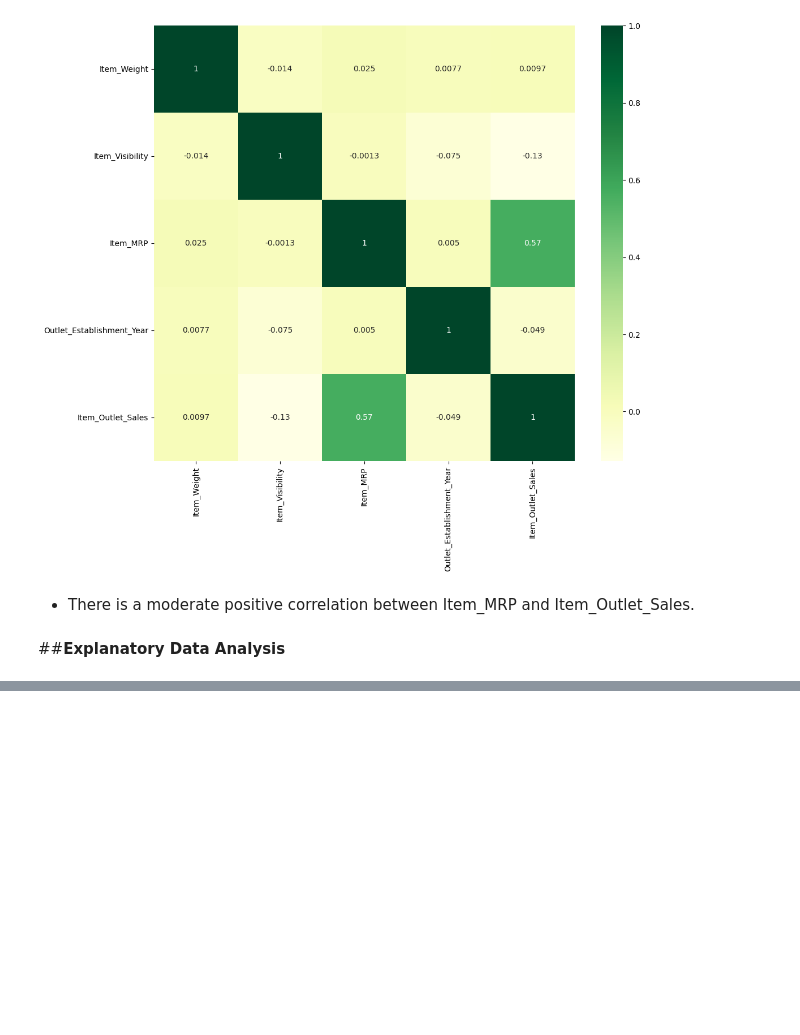
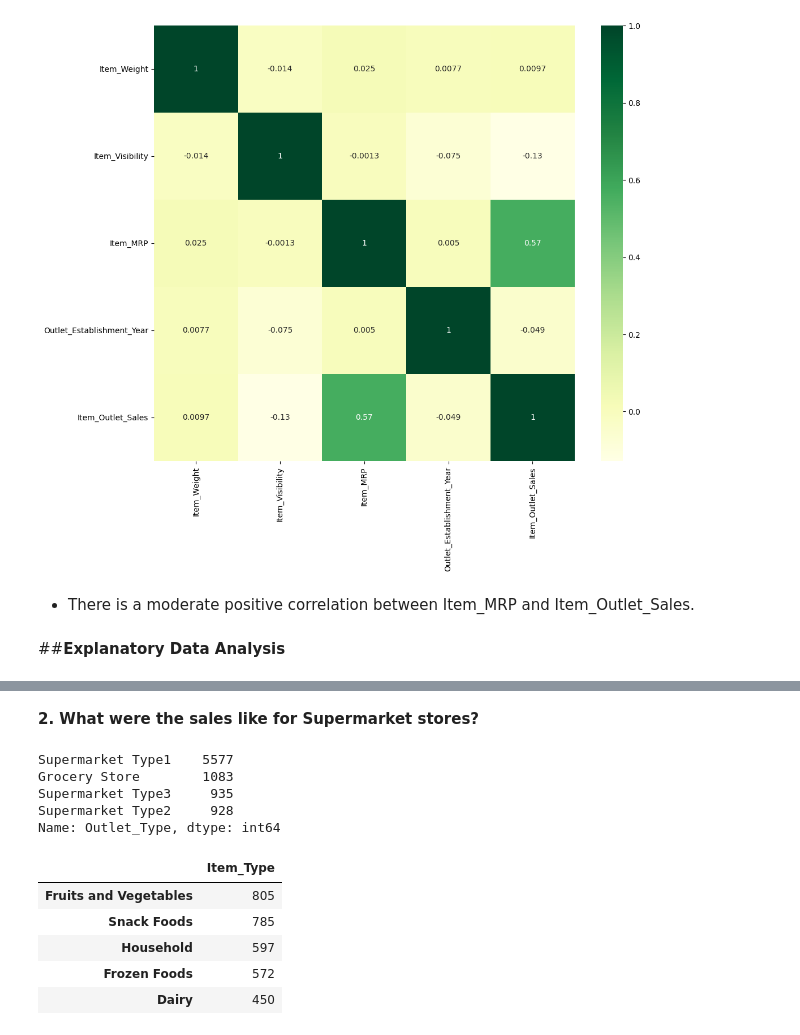
Before and after one commit to Osmayda/Prediction-of-Product-Sales, a Jupyter notebook: Prediction_of_Product_Sales.ipynb, the cells around one changed output, grey strips where cells are left out. Cells and saved outputs as stored; diff of their text form; code cells hidden in the pictures; blank space fills up the shorter version.

```diff
--- a/Prediction_of_Product_Sales.ipynb
+++ b/Prediction_of_Product_Sales.ipynb
@@ -348,0 +419,21 @@ ax = sns.heatmap(corr, cmap= 'YlGn', annot = True);
+# %% [markdown]
+**2. What were the sales like for Supermarket stores?**
+# %%
+df['Outlet_Type'].value_counts()
+# %% [output]
+Supermarket Type1    5577
+Grocery Store        1083
+Supermarket Type3     935
+Supermarket Type2     928
+Name: Outlet_Type, dtype: int64
+# %%
+outlet_type = df[df['Outlet_Type'] == 'Supermarket Type1']
+outlet_type = outlet_type['Item_Type'].value_counts().sort_values(ascending = False).to_frame()
+outlet_type.head()
+# %% [output]
+|  | Item_Type |
+| Fruits and Vegetables | 805 |
+| Snack Foods | 785 |
+| Household | 597 |
+| Frozen Foods | 572 |
+| Dairy | 450 |
```
Also changed, not shown: parts of 10 cells of this notebook.
